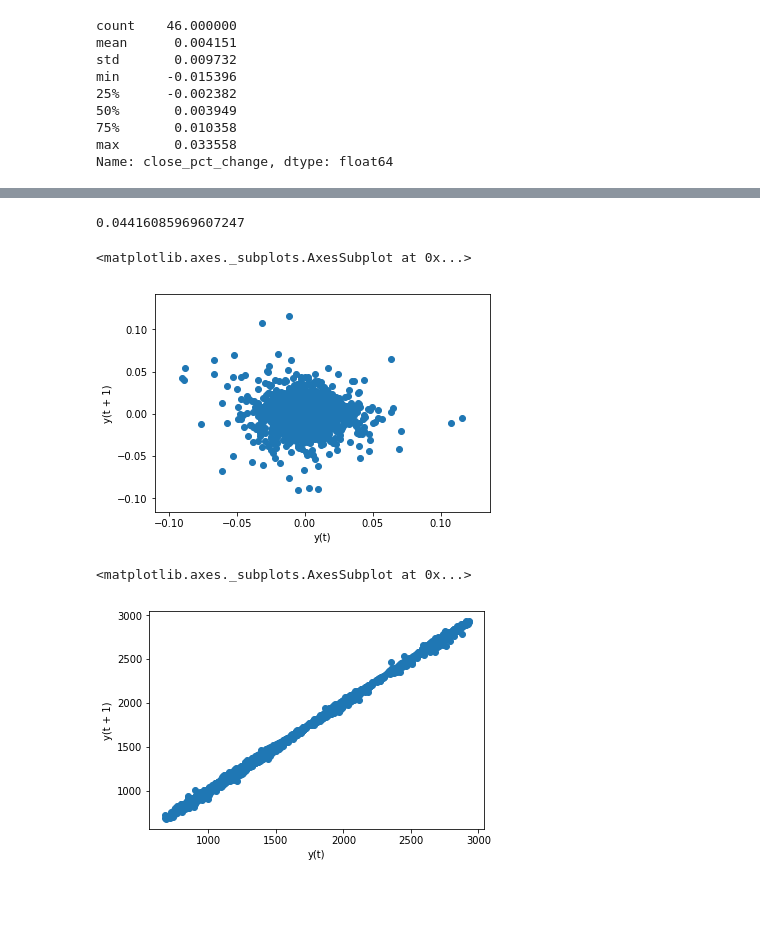
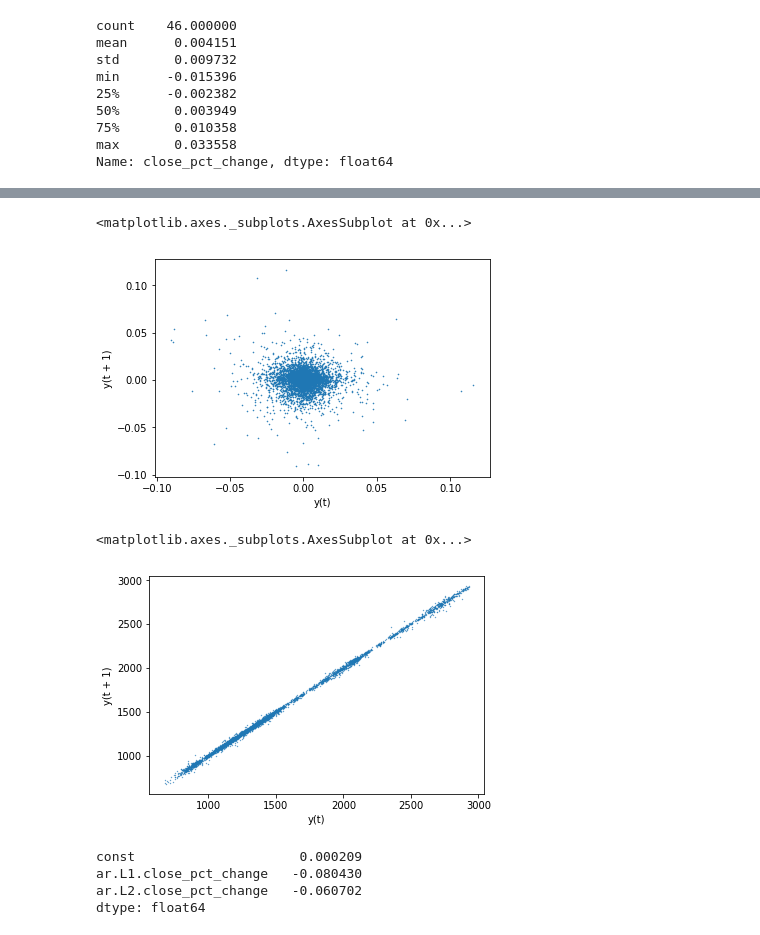
Before and after one commit to doublebigmak/econ_490, a Jupyter notebook: Final Project/Analysis.ipynb, the cells around one changed output, grey strips where cells are left out. Saved outputs shown, nothing was run; the diff lists cells and outputs as text; code cells hidden in the pictures; blank space fills up the shorter version.

```diff
--- a/Final Project/Analysis.ipynb
+++ b/Final Project/Analysis.ipynb
@@ -296,16 +274,12 @@ sm.graphics.tsa.plot_acf(spx_statements['Close'].values,lags = 40)
-# %%
-spx_statements['Close'].autocorr(lag=2000)
-# %% [output]
-0.04416085969607247
 # %%
 from pandas.plotting import lag_plot
 # %%
-lag_plot(spx_statements['close_pct_change'])
+lag_plot(spx_statements['close_pct_change'], s= 0.3)
 # %% [output]
 <matplotlib.axes._subplots.AxesSubplot at 0x...>
-[figure, old version]
+[figure, new version]
 # %%
-lag_plot(spx_statements['Close'])
+lag_plot(spx_statements['Close'],s =0.1)
 # %% [output]
 <matplotlib.axes._subplots.AxesSubplot at 0x...>
-[figure, old version]
+[figure, new version]
@@ -311,0 +288,7 @@ lag_plot(spx_statements['Close'])
+# %%
+arma_mod.params
+# %% [output]
+const                     0.000209
+ar.L1.close_pct_change   -0.080430
+ar.L2.close_pct_change   -0.060702
+dtype: float64
```
Also changed, not shown: parts of 22 cells of this notebook, 3 other files.
